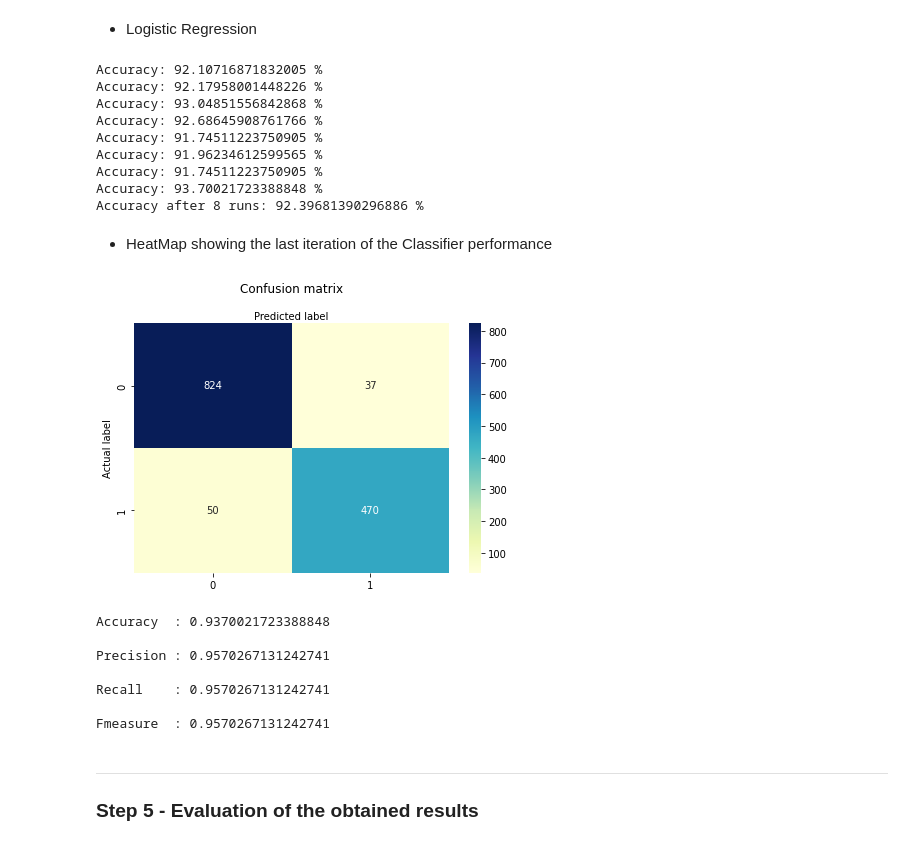
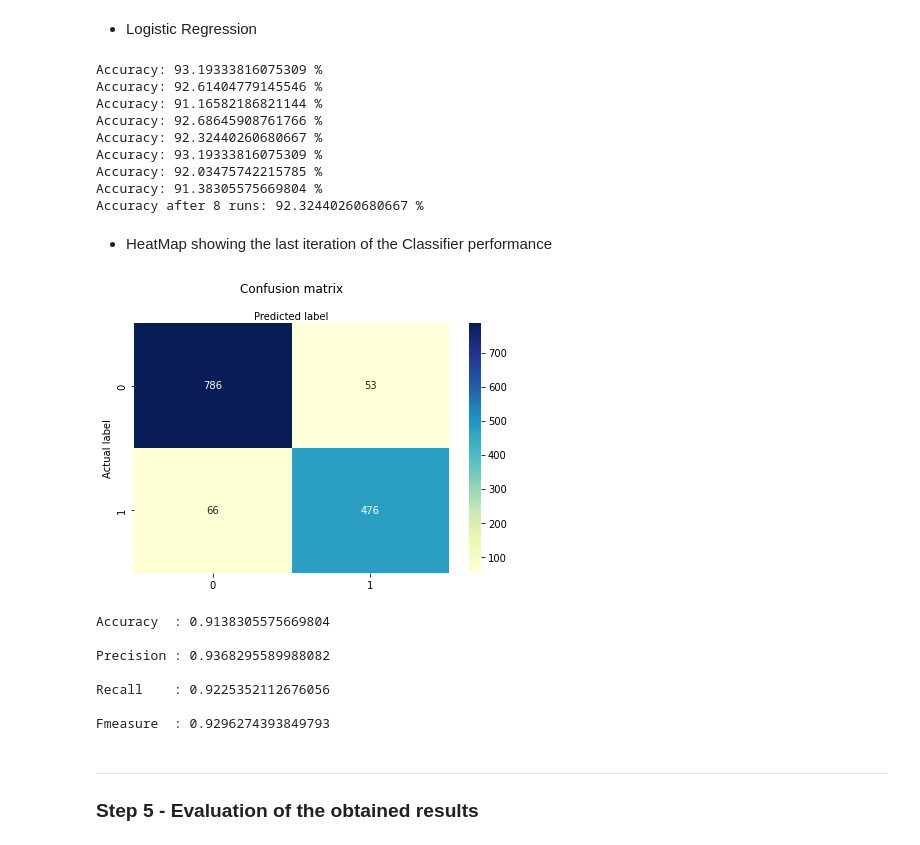
Before and after one commit to mirakaya/ed_temp, a Jupyter notebook: Projeto ED/EDv2.ipynb, the cells around one changed output. Saved outputs shown, nothing was run; the diff lists cells and outputs as text; code cells hidden in the pictures.

```diff
--- a/Projeto ED/EDv2.ipynb
+++ b/Projeto ED/EDv2.ipynb
@@ -115,7 +116,7 @@ for i in range(8):
     X_train, X_test, y_train, y_test = train_test_split(X, Y, test_size=0.3, random_state=rand)
 
     # model
-    randFor = RandomForestClassifier(n_estimators = 30, max_depth = 20, random_state=rand)
+    randFor = RandomForestClassifier(criterion='gini',n_estimators = 100, max_depth = None, random_state=rand)  #criterion entropy and gini produce very similar results
 
     # fit the model with data
     randFor.fit(X_train,y_train)
@@ -145,35 +190,21 @@ Accuracy after 8 runs: 94.94026068066619 %
  We need to explain why we chose logistic ? because its better?
 # %%
 #Random_state foi dado por mim, para obter um resultado mais proximo do relatório
-suma=0
+sumat=0
 for i in range(8):
     rand=rd.randint(0,2**32-1)
     X_train, X_test, y_train, y_test = train_test_split(X, Y, random_state=rand)
-    clf = MLPClassifier(activation='tanh',solver='adam', learning_rate='adaptive', random_state=rand, momentum=0.2, learning_rate_init=0.001, max_iter=2000).fit(X_train, y_train)
+    clf = MLPClassifier(activation='tanh',solver='adam', learning_rate='adaptive', random_state=rand, learning_rate_init=0.001, max_iter=2000)
 
     clf.fit(X_train,y_train)
     y_pred=clf.predict(X_test)
 
-    print("Accuracy: t ",metrics.accuracy_score(y_test, y_pred) * 100,"%")
-    accuracy_ann = metrics.accuracy_score(y_test, y_pred) * 100
+    print("Accuracy tanh: ",metrics.accuracy_score(y_test, y_pred) * 100,"%")
+    accuracy_annt = metrics.accuracy_score(y_test, y_pred) * 100
 
-    clf = MLPClassifier(activation='relu',solver='adam', learning_rate='adaptive', random_state=rand, momentum=0.2, learning_rate_init=0.001, max_iter=2000).fit(X_train, y_train)
+    sumat+=accuracy_annt
 
-    clf.fit(X_train,y_train)
-    y_pred=clf.predict(X_test)
+sumat/=8
 
-    print("Accuracy: r ",metrics.accuracy_score(y_test, y_pred) * 100,"%")
-    accuracy_ann = metrics.accuracy_score(y_test, y_pred) * 100
-
-    clf = MLPClassifier(activation='logistic',solver='adam', learning_rate='adaptive', random_state=rand, momentum=0.2, learning_rate_init=0.001, max_iter=2000).fit(X_train, y_train)
-
-    clf.fit(X_train,y_train)
-    y_pred=clf.predict(X_test)
-
-    print("Accuracy: l ",metrics.accuracy_score(y_test, y_pred) * 100,"%\n")
-    accuracy_ann = metrics.accuracy_score(y_test, y_pred) * 100
-
-    suma+=accuracy_ann
-suma/=8
-print("Accuracy after 8 runs:",suma,"%")
+print("Tanh Accuracy after 8 runs:",sumat,"%")
 # %% [output]
@@ -203,7 +272,7 @@ for i in range(8):
     X_train, X_test, y_train, y_test = train_test_split(X, Y, test_size=0.3, random_state=rand)
 
     # instantiate the model (using the default parameters)
-    logreg = LogisticRegression(tol=(1*10**-8),max_iter=2000) #1977???
+    logreg = LogisticRegression(tol=(1*10**-8),max_iter=2000)
 
     # fit the model with data
     logreg.fit(X_train,y_train)
@@ -218,15 +287,15 @@ for i in range(8):
 suml/=8
 print("Accuracy after 8 runs:",suml,"%")
 # %% [output]
-Accuracy: 92.10716871832005 %
-Accuracy: 92.17958001448226 %
-Accuracy: 93.04851556842868 %
+Accuracy: 93.19333816075309 %
+Accuracy: 92.61404779145546 %
+Accuracy: 91.16582186821144 %
 Accuracy: 92.68645908761766 %
-Accuracy: 91.74511223750905 %
-Accuracy: 91.96234612599565 %
-Accuracy: 91.74511223750905 %
-Accuracy: 93.70021723388848 %
-Accuracy after 8 runs: 92.39681390296886 %
+Accuracy: 92.32440260680667 %
+Accuracy: 93.19333816075309 %
+Accuracy: 92.03475742215785 %
+Accuracy: 91.38305575669804 %
+Accuracy after 8 runs: 92.32440260680667 %
 # %% [markdown]
 - HeatMap showing the last iteration of the Classifier performance
 # %%
@@ -237,42 +306,42 @@ cnf_matrix = metrics.confusion_matrix(y_test, y_pred)
 class_names=['P','F'] # name  of classes
 fig, ax = plt.subplots()
 tick_marks = np.arange(len(class_names))
 plt.xticks(tick_marks, class_names)
 plt.yticks(tick_marks, class_names)
 # create heatmap
 sns.heatmap(pd.DataFrame(cnf_matrix), annot=True, cmap="YlGnBu" ,fmt='g')
 ax.xaxis.set_label_position("top")
 plt.tight_layout()
 plt.title('Confusion matrix', y=1.1)
 plt.ylabel('Actual label')
 plt.xlabel('Predicted label')
 plt.show()
 TP=cnf_matrix[0][0]
 FP=cnf_matrix[0][1]
 FN=cnf_matrix[1][0]
 TN=cnf_matrix[1][1]
 
 P=TP+FN
 N=FP+TN
 
 precision=TP/(TP+FP)
 accuracy=(TP+TN)/(P+N)
-recall=TP/(TP+FP)
+recall=TP/(TP+FN)
 
 Fmeasure=2/((1/precision)+(1/recall))
 print("Accuracy  :",accuracy,"\n")
 print("Precision :",precision,"\n")
 print("Recall    :",recall,"\n")
 print("Fmeasure  :",Fmeasure,"\n")
 # %% [output]
-[figure, old version]
+[figure, new version]
-Accuracy  : 0.9370021723388848
+Accuracy  : 0.9138305575669804
 
-Precision : 0.9570267131242741
+Precision : 0.9368295589988082
 
-Recall    : 0.9570267131242741
+Recall    : 0.9225352112676056
 
-Fmeasure  : 0.9570267131242741
+Fmeasure  : 0.9296274393849793
 # %% [markdown]
 ***
 ### Step 5 - Evaluation of the obtained results
```
Also changed, not shown: parts of 9 cells of this notebook.
